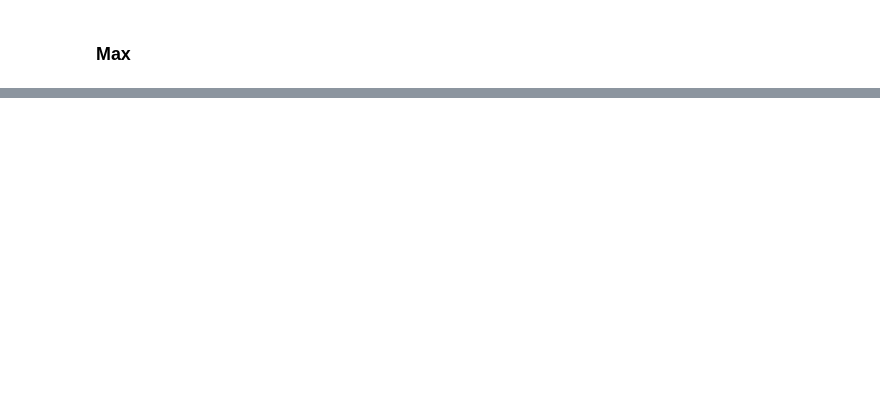
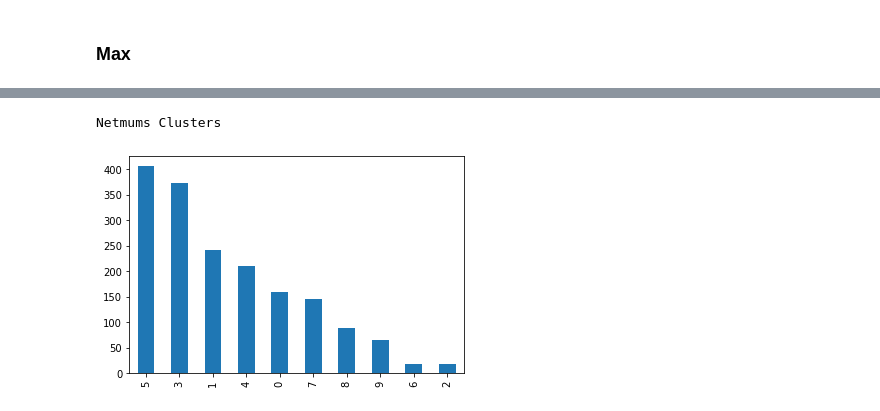
Before and after one commit to nershman/SAFFI-Project, a Jupyter notebook: notebooks/indicators.ipynb, the cells around one changed output, grey strips where cells are left out. Drawn from its saved outputs; the diff is of its cells as text; code cells hidden in the pictures; blank space fills up the shorter version.

```diff
--- a/notebooks/indicators.ipynb
+++ b/notebooks/indicators.ipynb
@@ -551,0 +740,4 @@ Index(['total_likes', 'available_comments', 'comment_activity',
+# %%
+kmeans = MiniBatchKMeans(n_clusters=10,random_state=0,batch_size=6)
+# %%
+kmeans.fit(nm_subset)
@@ -551,0 +768,5 @@ Index(['total_likes', 'available_comments', 'comment_activity',
+# %%
+nm_subset = nm_subset.copy()
+# %%
+#assign labels back to DF
+nm_subset['cluster'] = kmeans.labels_
@@ -551,0 +782,6 @@ Index(['total_likes', 'available_comments', 'comment_activity',
+# %%
+nm_subset['cluster'].value_counts().plot.bar()
+print('Netmums Clusters')
+# %% [output]
+Netmums Clusters
+[figure, added]
```
Also changed, not shown: parts of 40 cells of this notebook, 3 other files.
